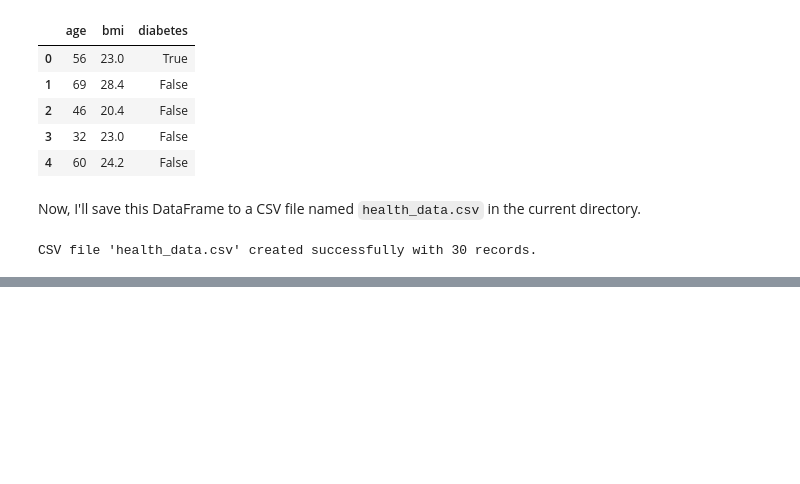
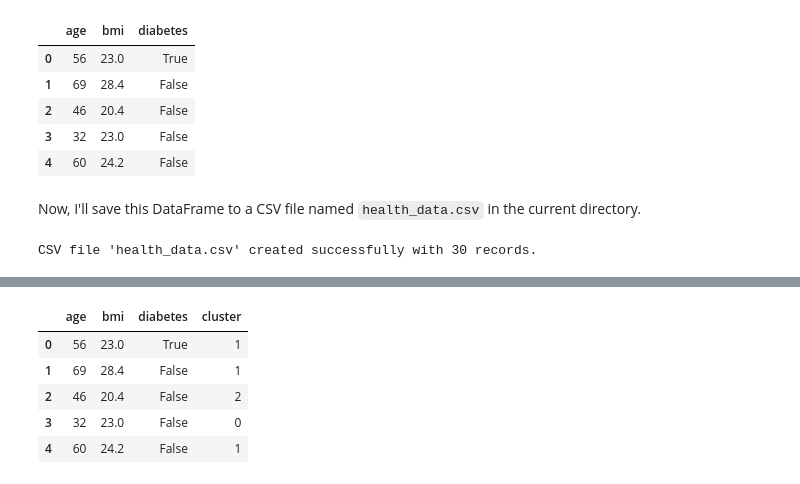
Before and after one commit to raisharad/GenerativeAIandAgenticAI, a Jupyter notebook: june6.ipynb, the cells around one changed output, grey strips where cells are left out. Drawn from its saved outputs; the diff is of its cells as text; code cells hidden in the pictures; blank space fills up the shorter version.

```diff
--- a/june6.ipynb
+++ b/june6.ipynb
@@ -55,0 +89,26 @@ model.fit(df[['age','bmi']],df['diabetes'])
+# %%
+from sklearn.cluster import KMeans
+import matplotlib.pyplot as plt
+import seaborn as sns
+
+# Prepare the data for clustering (features are 'age' and 'bmi')
+X = df[['age', 'bmi']]
+
+# Initialize and fit the KMeans model
+# Let's start with 3 clusters, but this can be adjusted.
+k = 3
+kmeans = KMeans(n_clusters=k, random_state=42, n_init=10) # n_init is set to 'auto' by default from sklearn 1.4
+kmeans.fit(X)
+
+# Add the cluster labels to the original DataFrame
+df['cluster'] = kmeans.labels_
+
+# Display the first few rows with the new cluster column
+display(df.head())
+# %% [output]
+|  | age | bmi | diabetes | cluster |
+| 0 | 56 | 23.0 | True | 1 |
+| 1 | 69 | 28.4 | False | 1 |
+| 2 | 46 | 20.4 | False | 2 |
+| 3 | 32 | 23.0 | False | 0 |
+| 4 | 60 | 24.2 | False | 1 |
```
Also changed, not shown: parts of 6 cells of this notebook.
